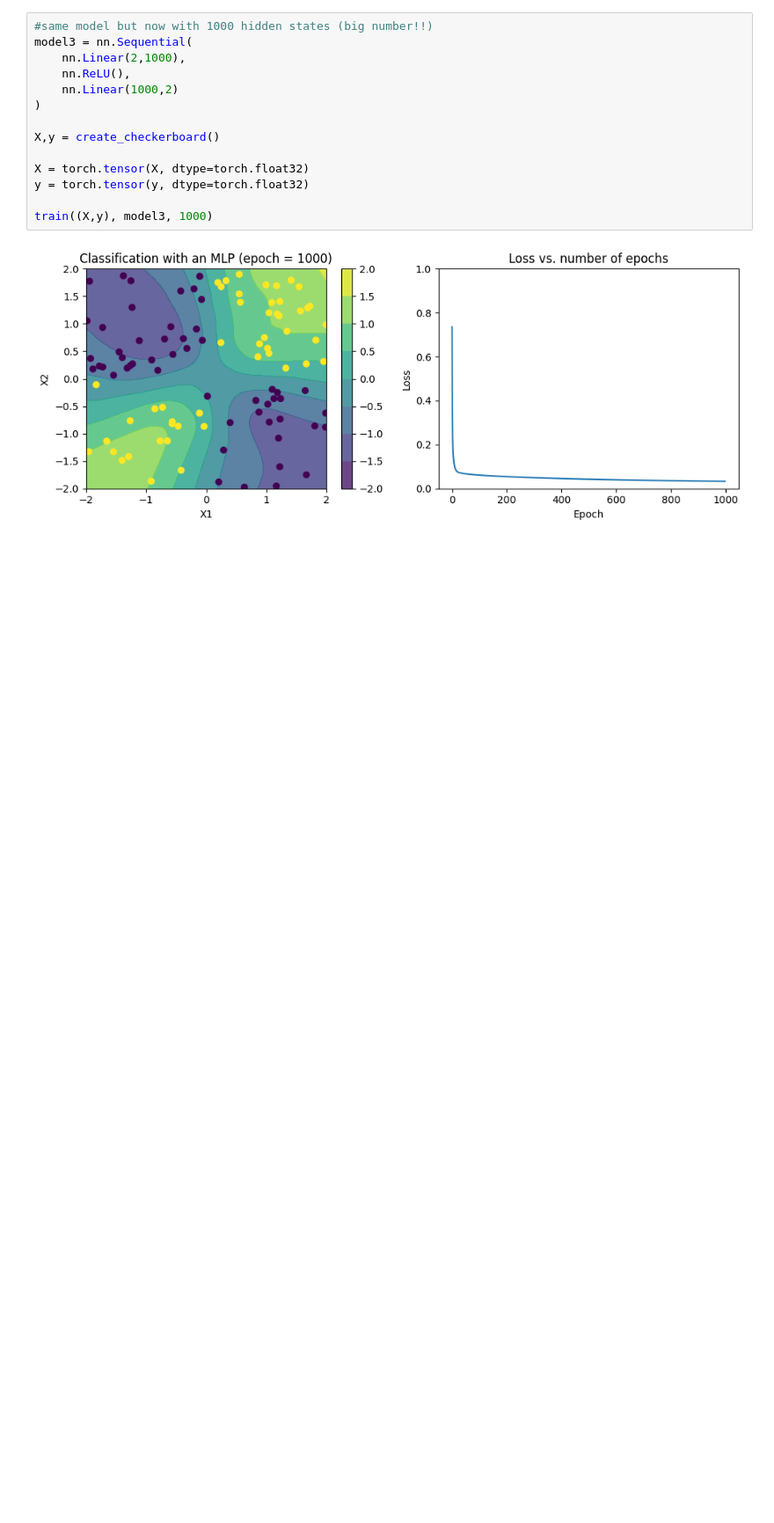
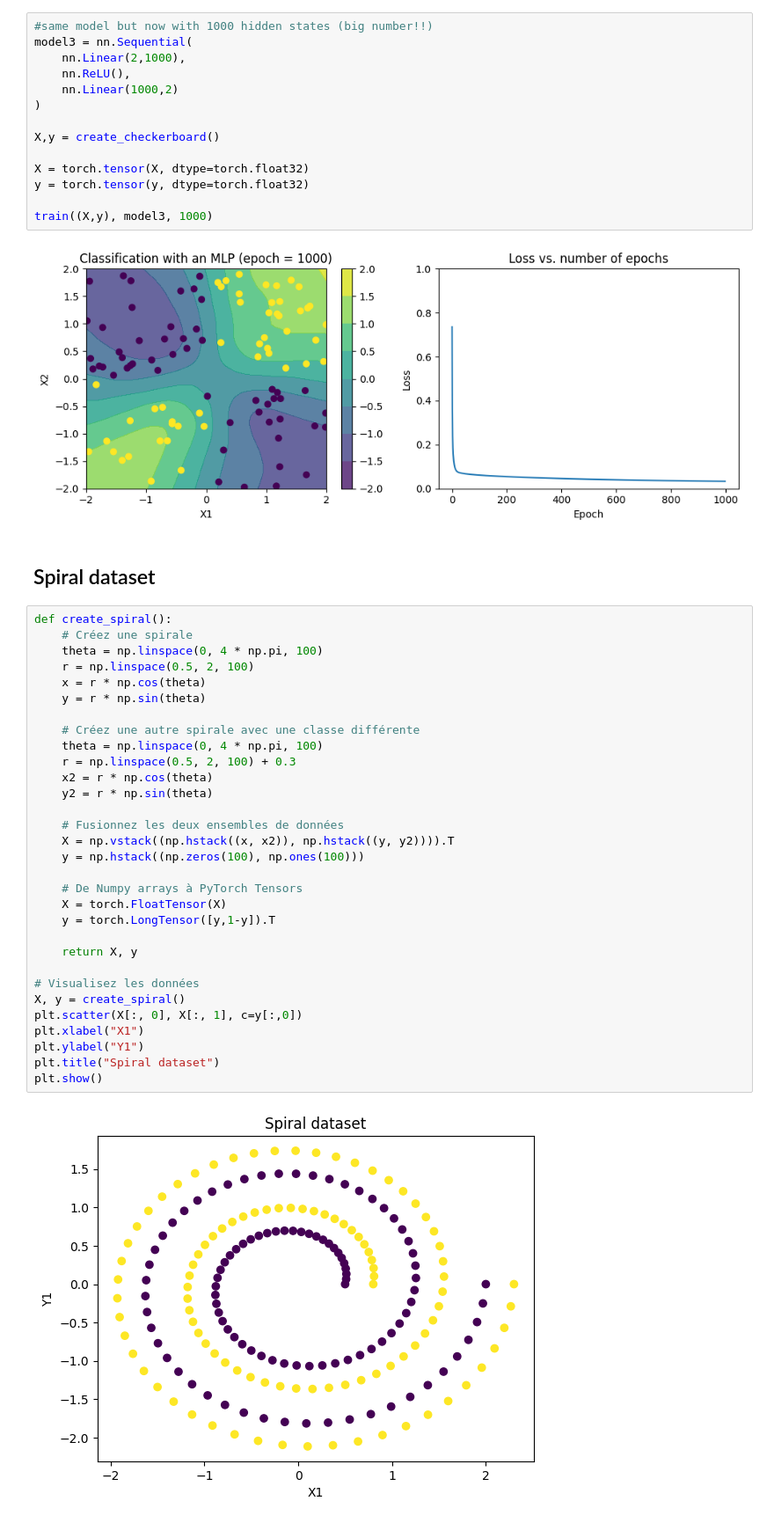
Before and after one commit to jlopetegui98/DL-ENS-Implementations, a Jupyter notebook: Class1/Tutorial1.ipynb, the cells around one changed output. Shown at 88% size. Cells and saved outputs as stored; diff of their text form; blank space fills up the shorter version.

Commit message:
add: model for spiral dataset

```diff
--- a/Class1/Tutorial1.ipynb
+++ b/Class1/Tutorial1.ipynb
@@ -172,3 +176,38 @@ y = torch.tensor(y, dtype=torch.float32)
 train((X,y), model3, 1000)
 # %% [output]
 [figure]
+# %% [markdown]
+## Spiral dataset
+# %%
+def create_spiral():
+    # Créez une spirale
+    theta = np.linspace(0, 4 * np.pi, 100)
+    r = np.linspace(0.5, 2, 100)
+    x = r * np.cos(theta)
+    y = r * np.sin(theta)
+
+    # Créez une autre spirale avec une classe différente
+    theta = np.linspace(0, 4 * np.pi, 100)
+    r = np.linspace(0.5, 2, 100) + 0.3
+    x2 = r * np.cos(theta)
+    y2 = r * np.sin(theta)
+
+    # Fusionnez les deux ensembles de données
+    X = np.vstack((np.hstack((x, x2)), np.hstack((y, y2)))).T
+    y = np.hstack((np.zeros(100), np.ones(100)))
+
+    # De Numpy arrays à PyTorch Tensors
+    X = torch.FloatTensor(X)
+    y = torch.LongTensor([y,1-y]).T
+
+    return X, y
+
+# Visualisez les données
+X, y = create_spiral()
+plt.scatter(X[:, 0], X[:, 1], c=y[:,0])
+plt.xlabel("X1")
+plt.ylabel("Y1")
+plt.title("Spiral dataset")
+plt.show()
+# %% [output]
+[figure, added]
```
Also changed, not shown: parts of 3 cells of this notebook.
